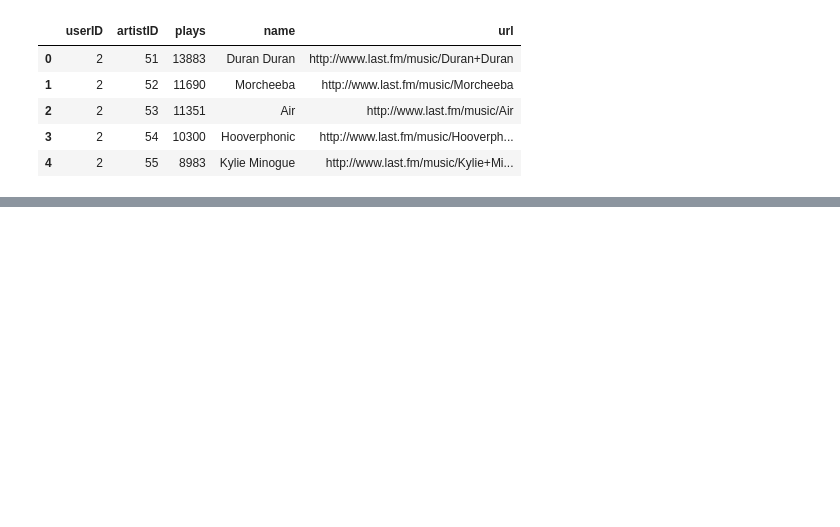
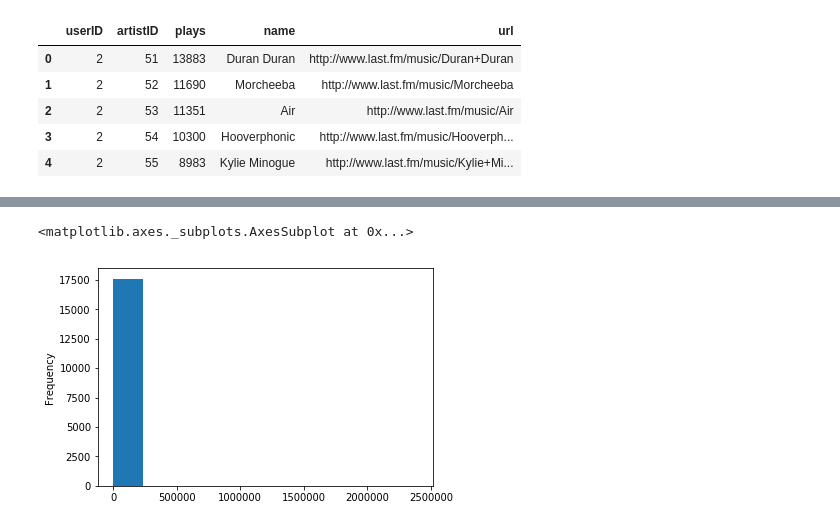
Before and after one commit to softserveslayer/mod_4_artist_recommender, a Jupyter notebook: Recommender_EDA.ipynb, the cells around one changed output, grey strips where cells are left out. Saved outputs shown, nothing was run; the diff lists cells and outputs as text; code cells hidden in the pictures; blank space fills up the shorter version.

```diff
--- a/Recommender_EDA.ipynb
+++ b/Recommender_EDA.ipynb
@@ -74,0 +114,5 @@ top_20
+# %%
+total_plays.plot(kind='hist')
+# %% [output]
+<matplotlib.axes._subplots.AxesSubplot at 0x...>
+[figure, added]
```
Also changed, not shown: parts of 19 cells of this notebook, 4 other files.
